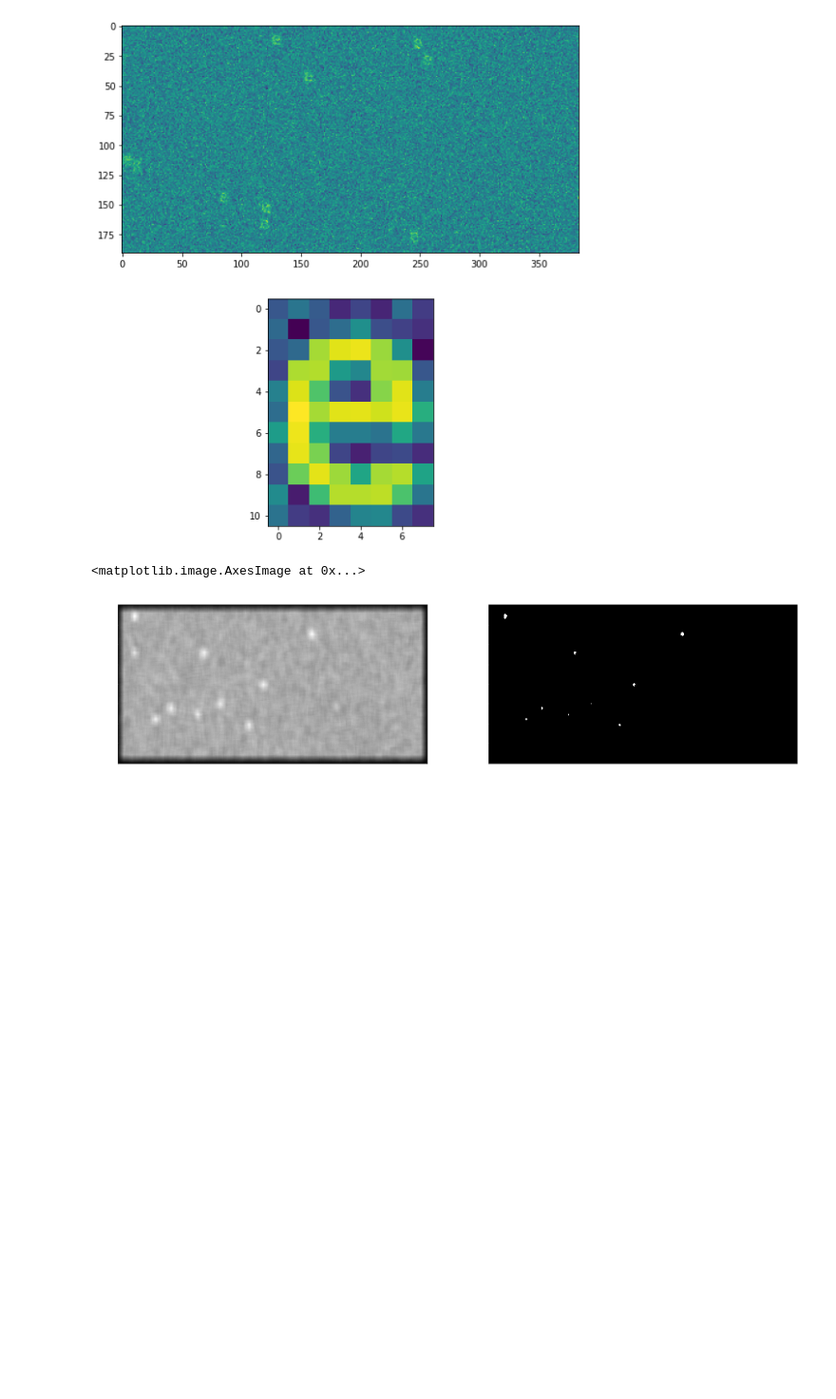
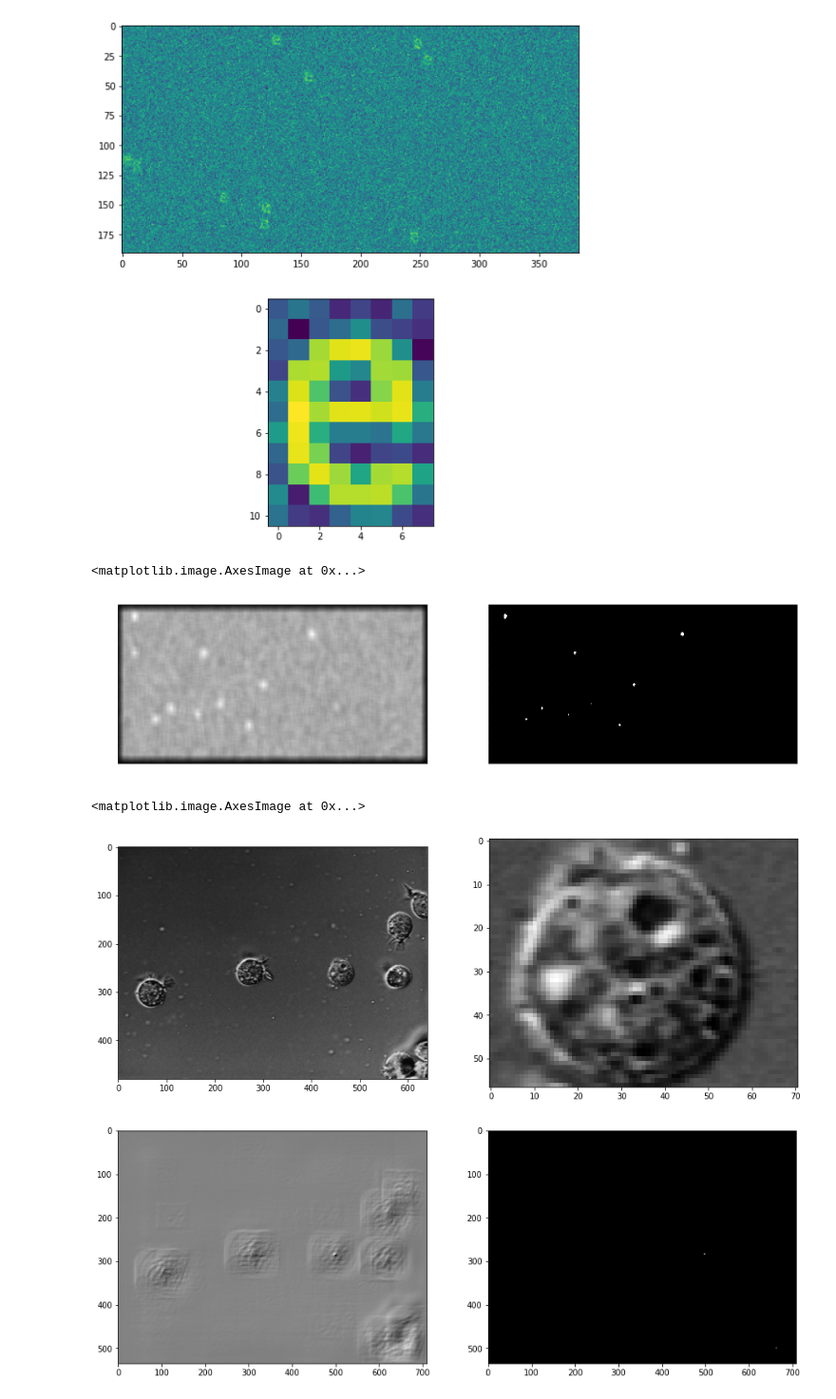
Before and after one commit to stanislav215/computer_vision, a Jupyter notebook: lab5/5. Konvolúcia .ipynb, the cells around one changed output. Shown at 95% size. Saved outputs shown, nothing was run; the diff lists cells and outputs as text; code cells hidden in the pictures; blank space fills up the shorter version.

```diff
--- a/lab5/5. Konvolúcia .ipynb
+++ b/lab5/5. Konvolúcia .ipynb
@@ -213,0 +216,32 @@ plt.imshow(out>0.9*np.max(out))
+# %%
+plt.figure(figsize=(15,10))
+img = io.imread("./AT3_1m4_01.tif")
+plt.subplot(121)
+plt.imshow(img,cmap="gray")
+plt.subplot(122)
+kernel = img[230:287,429:500]
+plt.imshow(kernel,cmap="gray")
+
+
+
+
+rob_mask1 = np.array([
+    [1,0],
+    [0,-1]
+])
+
+img_rob = signal.convolve2d(img,rob_mask1,mode='valid')
+
+kernel =transform.rotate(kernel,180)
+
+plt.figure(figsize=(15,10))
+plt.subplot(121)
+out  = signal.convolve2d(img_rob, kernel)
+plt.imshow(out,cmap="gray")
+
+plt.subplot(122)
+plt.imshow(out>0.7*np.max(out),cmap="gray")
+# %% [output]
+<matplotlib.image.AxesImage at 0x...>
+[figure, added]
+[figure, added]
```
Also changed, not shown: parts of 3 cells of this notebook.
